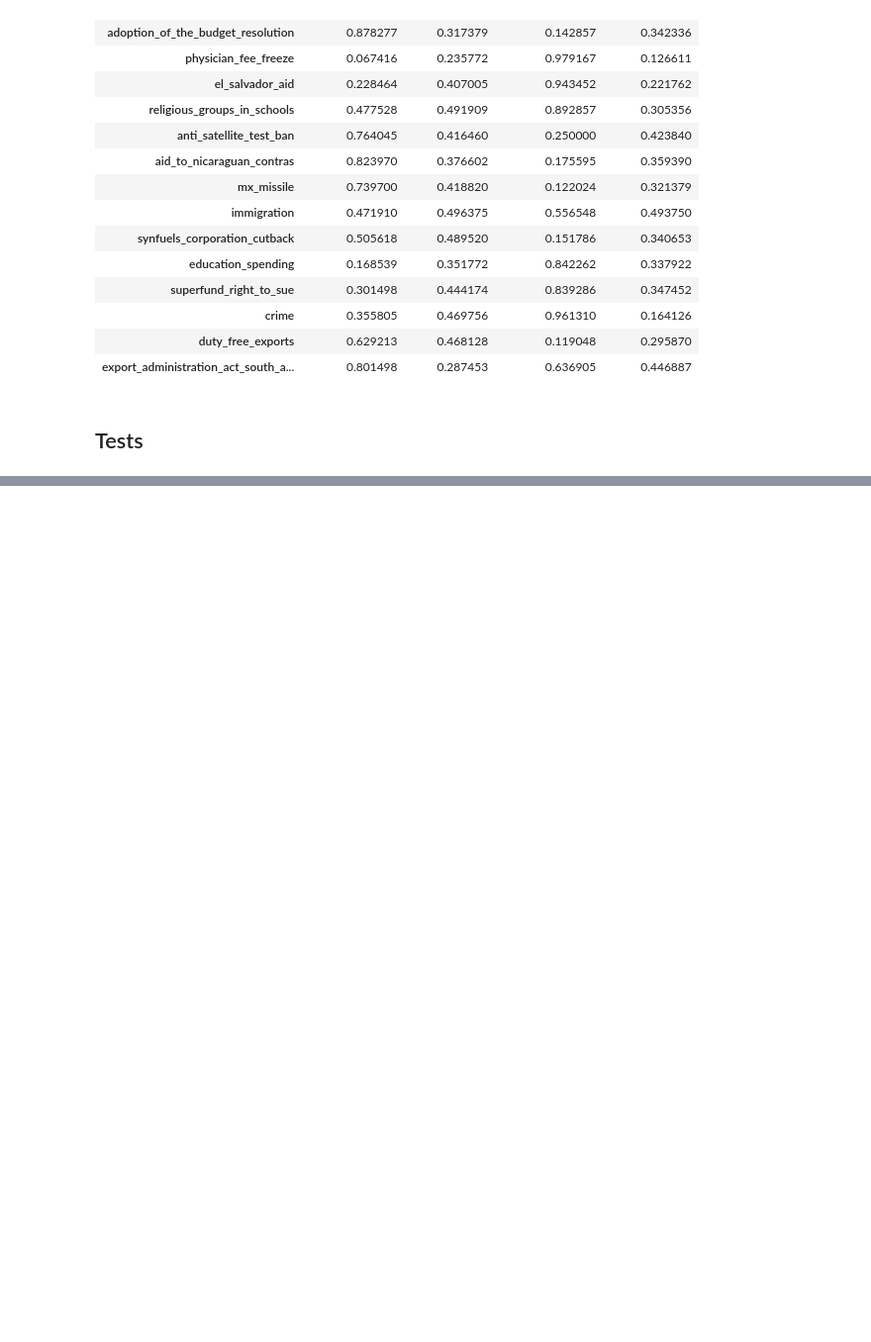
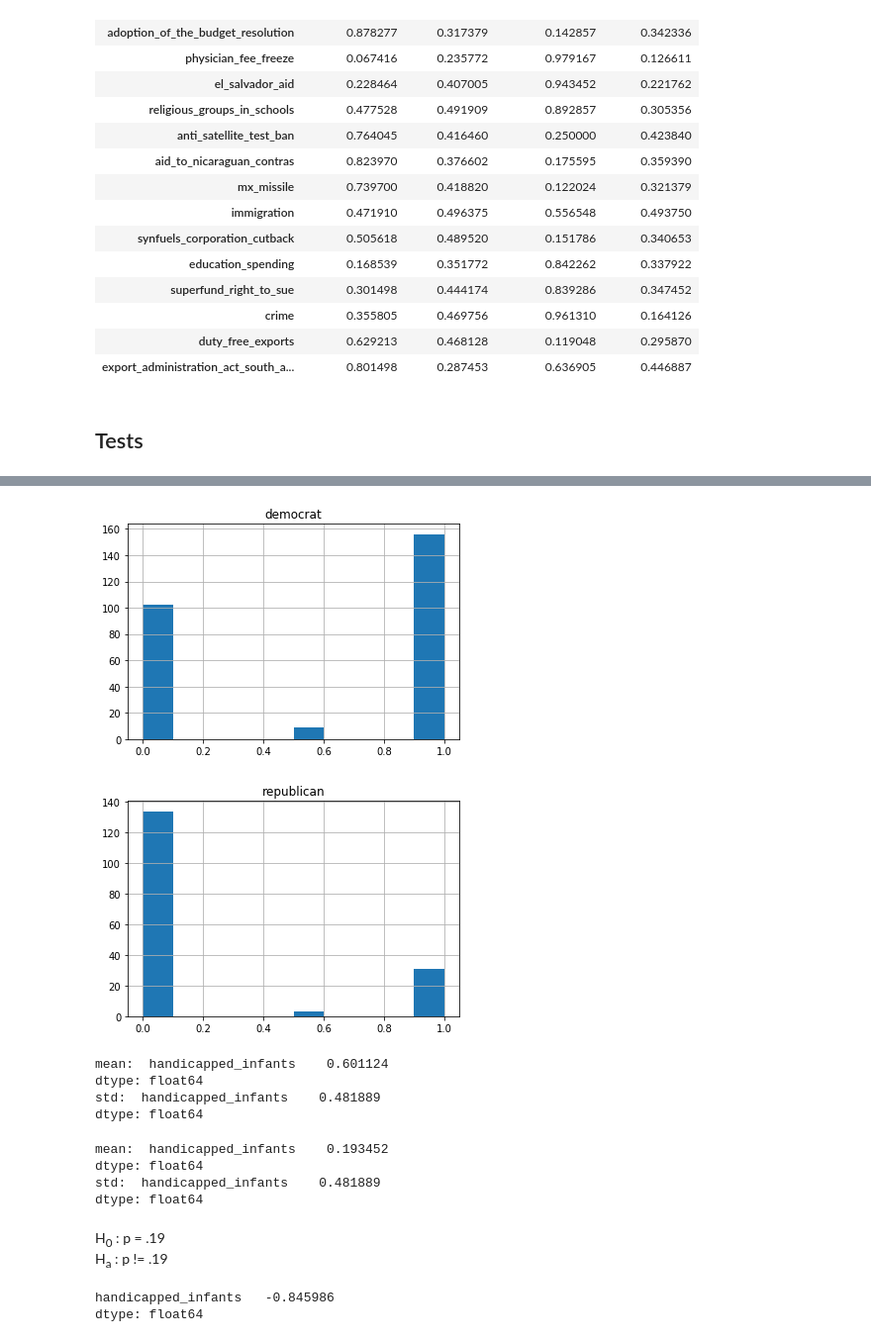
Before and after one commit to adamlutzz/DS-Unit-1-Sprint-3-Statistical-Tests-and-Experiments, a Jupyter notebook: module1-statistics-probability-and-inference/LS_DS_131_Statistics_Probability_Assignment.ipynb, the cells around one changed output, grey strips where cells are left out. Shown at 99% size. Drawn from its saved outputs; the diff is of its cells as text; code cells hidden in the pictures; blank space fills up the shorter version.

```diff
--- a/module1-statistics-probability-and-inference/LS_DS_131_Statistics_Probability_Assignment.ipynb
+++ b/module1-statistics-probability-and-inference/LS_DS_131_Statistics_Probability_Assignment.ipynb
@@ -173,0 +204,4 @@ from scipy.stats import ttest_ind, ttest_ind_from_stats, ttest_rel
+# %%
+df1 = df[['class_name', 'handicapped_infants']]
+print(df1.shape)
+df1.head()
@@ -173,0 +216,40 @@ from scipy.stats import ttest_ind, ttest_ind_from_stats, ttest_rel
+# %%
+df1.loc[df1['class_name'] == 'democrat'].hist()
+plt.title('democrat')
+df1.loc[df1['class_name'] == 'republican'].hist()
+plt.title('republican')
+plt.show()
+# %% [output]
+[figure, added]
+[figure, added]
+# %%
+# democrat mean
+dmean1 = df1.loc[df1['class_name'] == 'democrat'].mean()
+dstd1 = df1.loc[df1['class_name'] == 'democrat'].std()
+print('mean: ', dmean1)
+print('std: ', dstd1)
+# %% [output]
+mean:  handicapped_infants    0.601124
+dtype: float64
+std:  handicapped_infants    0.481889
+dtype: float64
+# %%
+# republican mean
+rmean1 = df1.loc[df1['class_name'] == 'republican'].mean()
+rstd1 = df1.loc[df1['class_name'] == 'democrat'].std()
+print('mean: ', rmean1)
+print('std: ', rstd1)
+# %% [output]
+mean:  handicapped_infants    0.193452
+dtype: float64
+std:  handicapped_infants    0.481889
+dtype: float64
+# %% [markdown]
+H<sub>0</sub> : p = .19<br/>
+H<sub>a</sub> : p != .19<br/>
+# %%
+zscore = (rmean1 - dmean1) / rstd1
+print(zscore)
+# %% [output]
+handicapped_infants   -0.845986
+dtype: float64
```
Also changed, not shown: parts of 9 cells of this notebook.
